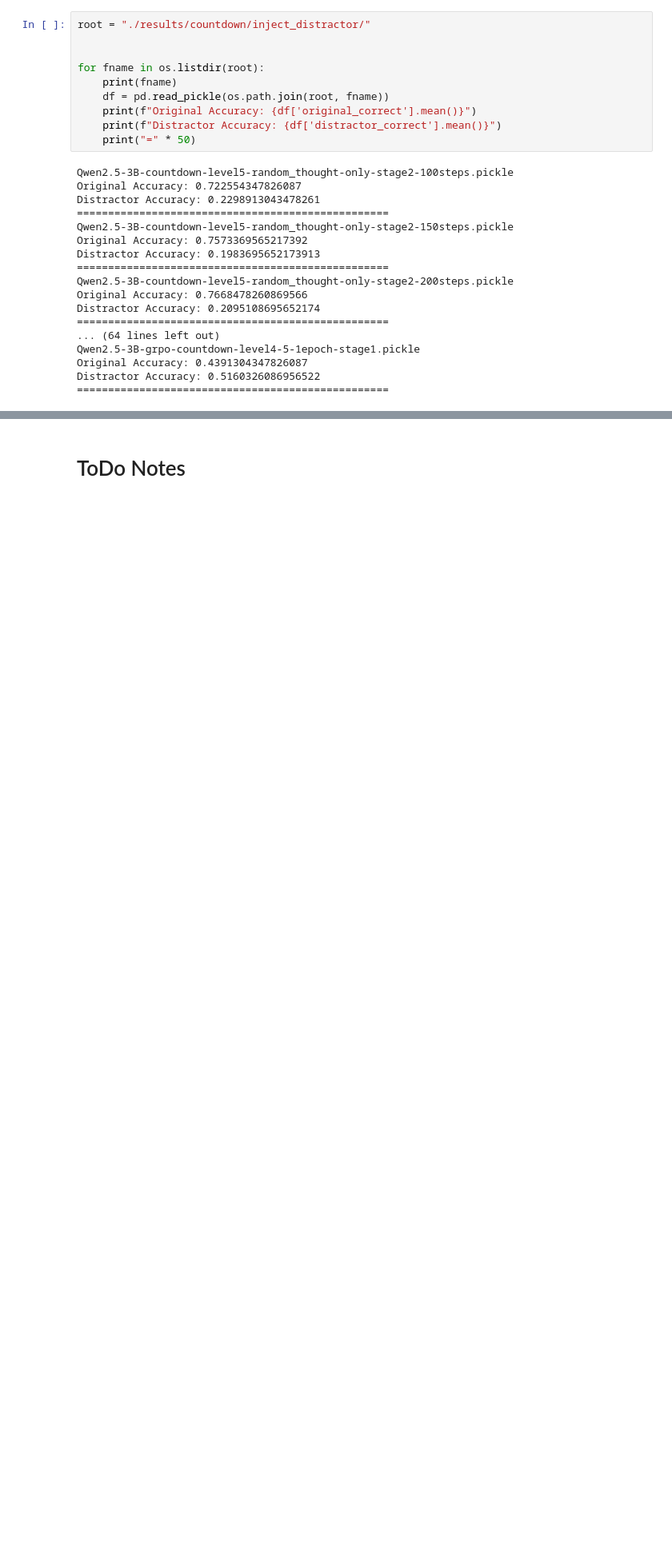
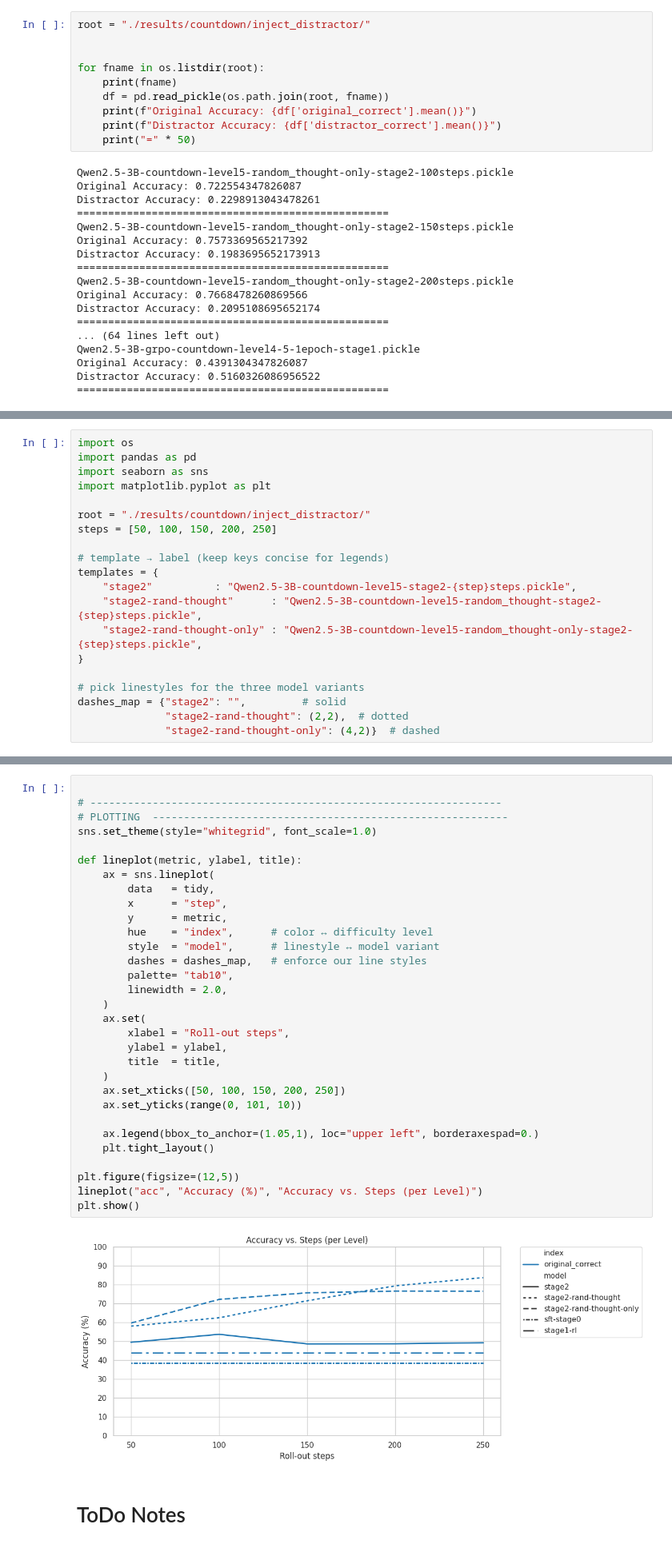
Before and after one commit to Aochong-Li/perturb-r, a Jupyter notebook: notebook/countdown/countdown_eval.ipynb, the cells around one changed output, grey strips where cells are left out. Shown: that part at 80% size. Cells and saved outputs as stored; diff of their text form; blank space fills up the shorter version.

```diff
--- a/notebook/countdown/countdown_eval.ipynb
+++ b/notebook/countdown/countdown_eval.ipynb
@@ -435,0 +516,20 @@ df.groupby("original_ratio")[["original_correct", "distractor_correct"]].mean()
+# %%
+import os
+import pandas as pd
+import seaborn as sns
+import matplotlib.pyplot as plt
+
+root = "./results/countdown/inject_distractor/"
+steps = [50, 100, 150, 200, 250]
+
+# template → label (keep keys concise for legends)
+templates = {
+    "stage2"          : "Qwen2.5-3B-countdown-level5-stage2-{step}steps.pickle",
+    "stage2-rand-thought"      : "Qwen2.5-3B-countdown-level5-random_thought-stage2-{step}steps.pickle",
+    "stage2-rand-thought-only" : "Qwen2.5-3B-countdown-level5-random_thought-only-stage2-{step}steps.pickle",
+}
+
+# pick linestyles for the three model variants
+dashes_map = {"stage2": "",         # solid
+              "stage2-rand-thought": (2,2),  # dotted
+              "stage2-rand-thought-only": (4,2)}  # dashed
@@ -436,3 +588,36 @@ df.groupby("original_ratio")[["original_correct", "distractor_correct"]].mean()
+# %%
+
+# ------------------------------------------------------------------
+# PLOTTING  ---------------------------------------------------------
+sns.set_theme(style="whitegrid", font_scale=1.0)
+
+def lineplot(metric, ylabel, title):
+    ax = sns.lineplot(
+        data   = tidy,
+        x      = "step",
+        y      = metric,
+        hue    = "index",      # color ↔ difficulty level
+        style  = "model",      # linestyle ↔ model variant
+        dashes = dashes_map,   # enforce our line styles
+        palette= "tab10",
+        linewidth = 2.0,
+    )
+    ax.set(
+        xlabel = "Roll-out steps",
+        ylabel = ylabel,
+        title  = title,
+    )
+    ax.set_xticks([50, 100, 150, 200, 250])
+    ax.set_yticks(range(0, 101, 10))
+
+    ax.legend(bbox_to_anchor=(1.05,1), loc="upper left", borderaxespad=0.)
+    plt.tight_layout()
+
+plt.figure(figsize=(12,5))
+lineplot("acc", "Accuracy (%)", "Accuracy vs. Steps (per Level)")
+plt.show()
+# %% [output]
+[figure, added]
 # %% [markdown]
 # ToDo Notes
 # %%
```
Also changed, not shown: parts of 35 cells of this notebook, 7 other files.
